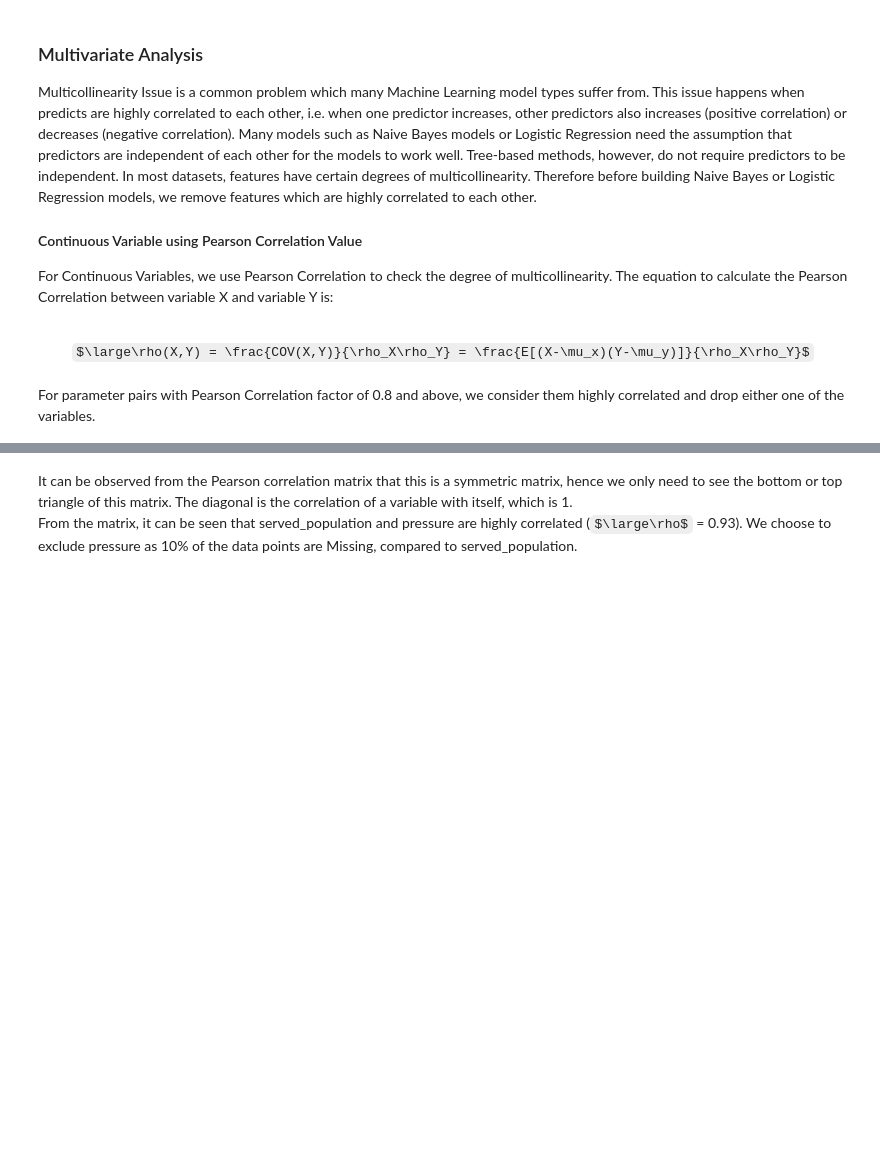
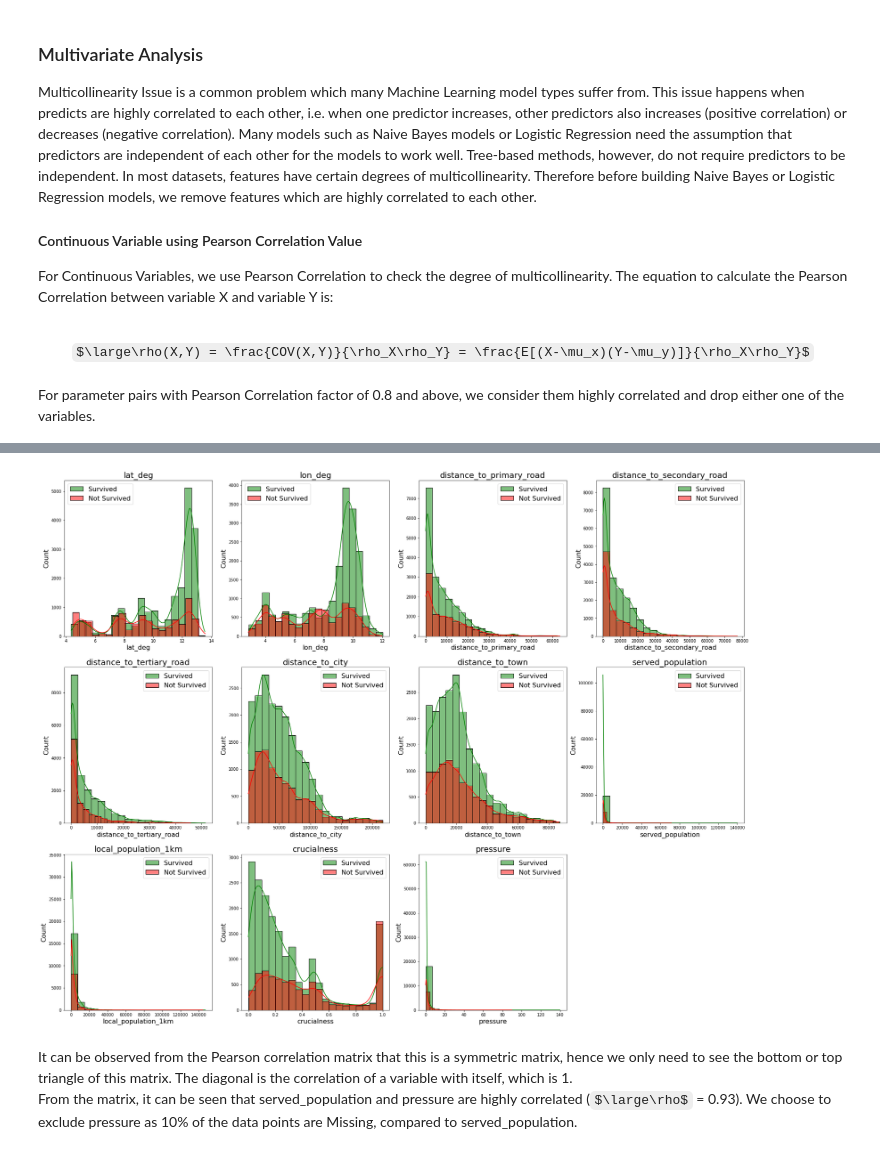
Before and after one commit to benjaminlq/Prediction-of-Water-Point-Functionality, a Jupyter notebook: Water_Point.ipynb, the cells around one changed output, grey strips where cells are left out. Cells and saved outputs as stored; diff of their text form; code cells hidden in the pictures; some formulas as TeX source; blank space fills up the shorter version.

```diff
--- a/Water_Point.ipynb
+++ b/Water_Point.ipynb
@@ -141,3 +158,19 @@ sns.heatmap(pearson_corr,annot = True,cmap='coolwarm')
+# %%
+plt.figure(figsize = (30,24))
+ind = 0
+while ind <= 10:
+    plt.subplot(3,4,ind+1)
+    sns.histplot(x = conti_var[ind], bins = 20, data = data[data['status_id'] == "Yes"][conti_var],
+                color = 'green', alpha = 0.5, kde = 'False', label = 'Survived')
+    sns.histplot(x = conti_var[ind], bins = 20, data = data[data['status_id'] == "No"][conti_var],
+                color = 'red', alpha = 0.5, kde = 'False', label = 'Not Survived')
+    plt.title(conti_var[ind], fontsize = 20)
+    plt.xlabel(conti_var[ind], fontsize = 16)
+    plt.ylabel("Count", fontsize = 16)
+    plt.legend(fontsize = 16)
+    ind += 1
+# %% [output]
+[figure, added]
 # %% [markdown]
 It can be observed from the Pearson correlation matrix that this is a symmetric matrix, hence we only need to see the bottom or top triangle of this matrix. The diagonal is the correlation of a variable with itself, which is 1. <br>
 From the matrix, it can be seen that served_population and pressure are highly correlated ($\large\rho$ = 0.93). We choose to exclude pressure as 10% of the data points are Missing, compared to served_population.
```
Also changed, not shown: parts of 23 cells of this notebook.
